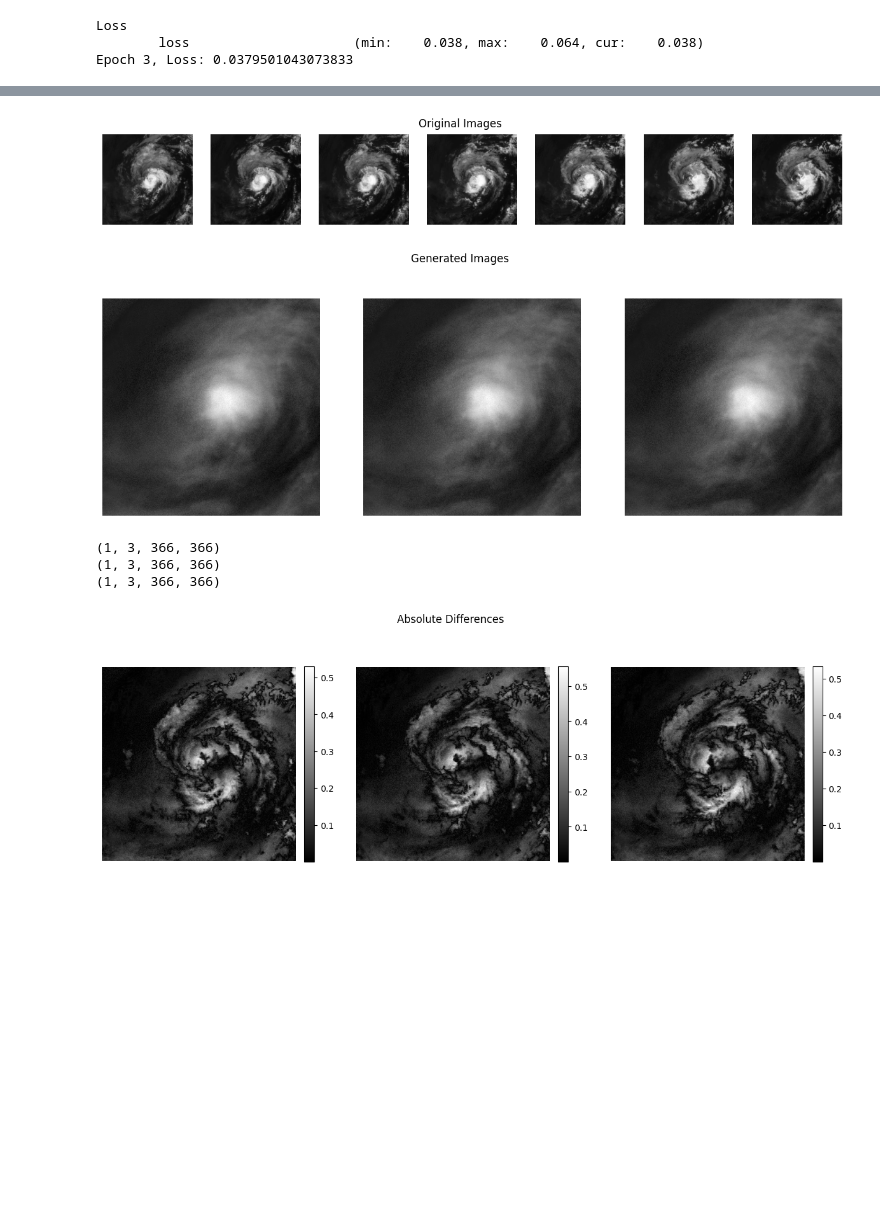
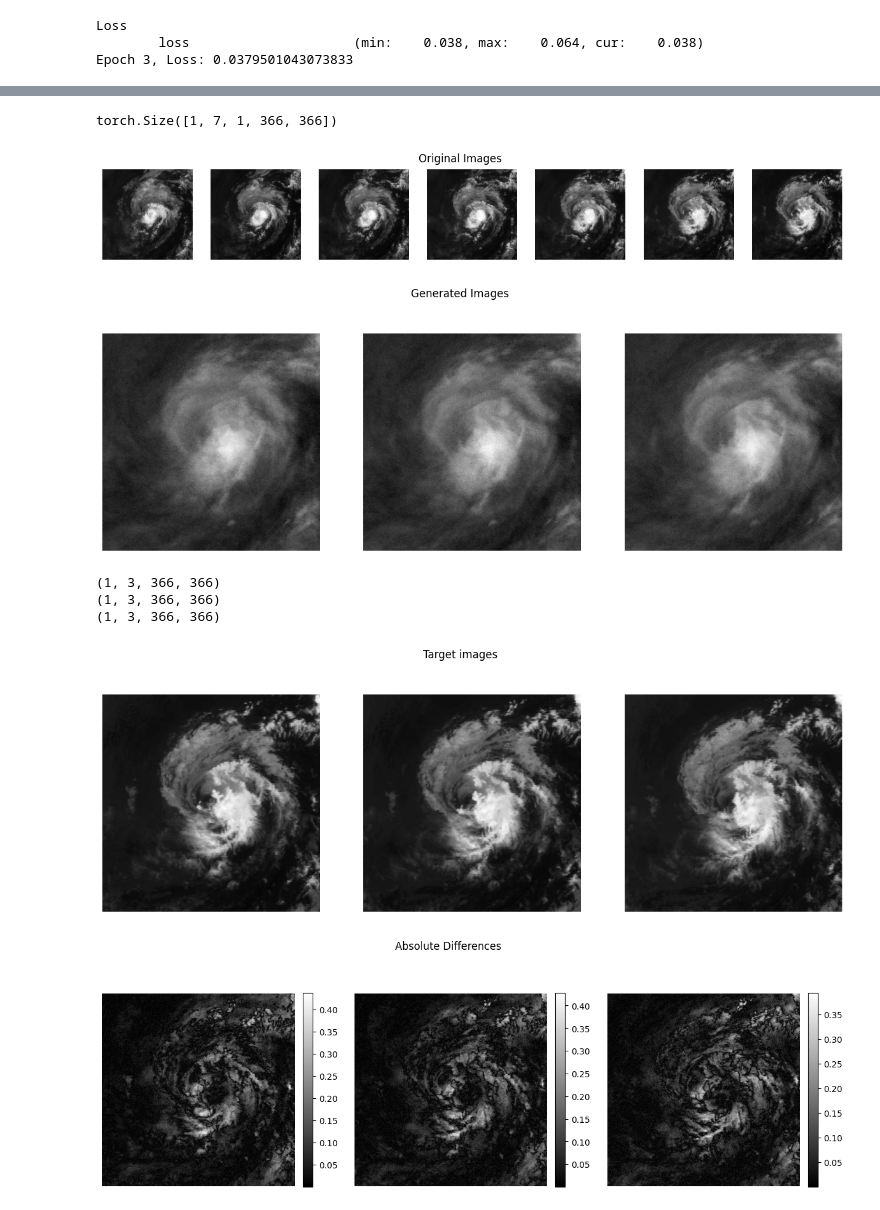
Before and after one commit to acse-dc1823/hurricane-satellite-predictor, a Jupyter notebook: Task1.ipynb, the cells around one changed output, grey strips where cells are left out. Saved outputs shown, nothing was run; the diff lists cells and outputs as text; code cells hidden in the pictures; blank space fills up the shorter version.

Commit message:
Added extra tests to see how good the model is performing

```diff
--- a/Task1.ipynb
+++ b/Task1.ipynb
@@ -38,6 +39,9 @@ class ImageSequenceDataset(Dataset):
         return self.num_sequences
 
     def __getitem__(self, idx):
+        """
+        Loads at most just the sequence into memory instead of the whole dataset.
+        """
         sequence_images = []
 
         # Calculate start and end index of the sequence
@@ -185,9 +193,9 @@ torch.save(model.state_dict(), 'model.pt')
 # %%
 
 # load model
-#model = ConvLSTMModel(prediction_shape=prediction_shape).to(device)
-#model.load_state_dict(torch.load('model.pt'))
-#model.eval()
+model = ConvLSTMModel(prediction_shape=prediction_shape).to(device)
+model.load_state_dict(torch.load('model.pt'))
+model.eval()
 # %% [output]
 ConvLSTMModel(
   (conv_layers): Sequential(
@@ -207,5 +219,4 @@ ConvLSTMModel(
 # %%
-
 def generate_images(model, input_sequence, num_images=3):
     model.eval()
     with torch.no_grad():
@@ -217,10 +228,11 @@ def generate_images(model, input_sequence, num_images=3):
         return predictions.cpu().numpy()
 
 for X_batch, y_batch in dataloader:
-    pass  # Simply iterate to the end
+    pass  # Simply iterate to the end to get the final batch.
 
 # The last batch is now contained in X_batch and y_batch
 last_sequence = X_batch[-1].unsqueeze(0)
+print(last_sequence.shape)
 
 # Generate new images from the last sequence
 new_images = generate_images(model, last_sequence, num_images=prediction_size)
@@ -236,40 +248,43 @@ def show_images(images, title='Images', figsize=(15, 5), show_colorbar=False):
         if show_colorbar:
             fig.colorbar(im, ax=ax, orientation='vertical', fraction=0.046, pad=0.04)
             # Adjust the fraction and pad to change the size and spacing of the colorbar if needed
     plt.suptitle(title)
     plt.show()
 
 # Show the original images from the last input sequence
 original_images = last_sequence.squeeze(0).cpu().numpy()  # Remove batch dimension for plotting
 show_images([original_images[i] for i in range(original_images.shape[0])], title='Original Images', figsize=(15, 2))
 
 # Display the generated images
 generated_images = new_images.squeeze(0)  # Remove batch dimension for plotting
 show_images([generated_images[i] for i in range(generated_images.shape[0])], title='Generated Images', figsize=(15, 5))
 
 real_images = y_batch[-1].to(device).unsqueeze(0)  # Get the last sequence of real images and add batch dimension
 
 # Since new_images is a numpy array, convert real_images to numpy for comparison
 real_images_np = real_images.cpu().numpy()
 new_images_squeezed = np.squeeze(new_images, axis=-1)  # Removes the last dimension from new_images
 real_images_squeezed = np.squeeze(real_images_np, axis=2)  # Removes the third dimension from real_images_np
 
-# Ensure the shapes are now compatible for subtraction
-print(new_images_squeezed.shape)  # Should be (1, 3, 366, 366)
-print(real_images_squeezed.shape)  # Should be (1, 3, 366, 366)
-
 # Calculate the absolute differences with the adjusted arrays
 absolute_differences = np.abs(new_images_squeezed - real_images_squeezed)
 
 # Check the shape of absolute_differences
 print(absolute_differences.shape)  # Should be (1, 3, 366, 366)
 
-# Display the absolute differences
+# Display the Real images and the absolute differences
+
+show_images([real_images_squeezed[0, i] for i in range(real_images_squeezed.shape[1])], title='Target images', figsize=(15, 5))
+
 show_images([absolute_differences[0, i] for i in range(absolute_differences.shape[1])], title='Absolute Differences', figsize=(15, 5), show_colorbar=True)
+
+print("mean absolute error for each of the generated images: ")
 # %% [output]
+torch.Size([1, 7, 1, 366, 366])
 [figure]
-[figure, old version]
+[figure, new version]
-(1, 3, 366, 366)
-(1, 3, 366, 366)
-(1, 3, 366, 366)
+(1, 3, 366, 366)
+(1, 3, 366, 366)
+(1, 3, 366, 366)
-[figure, old version]
+[figure, new version]
+[figure, added]
```
Also changed, not shown: parts of 10 cells of this notebook.
